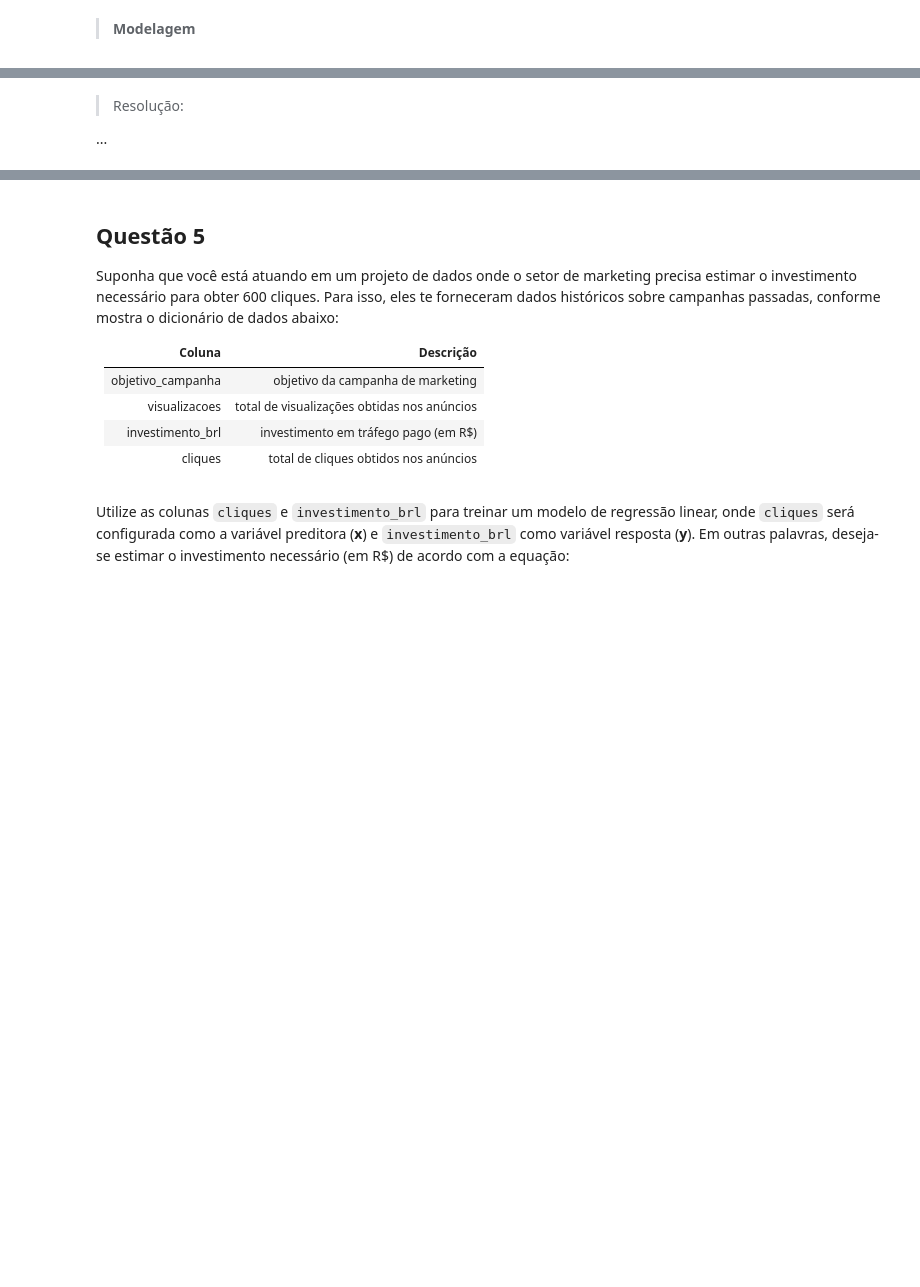
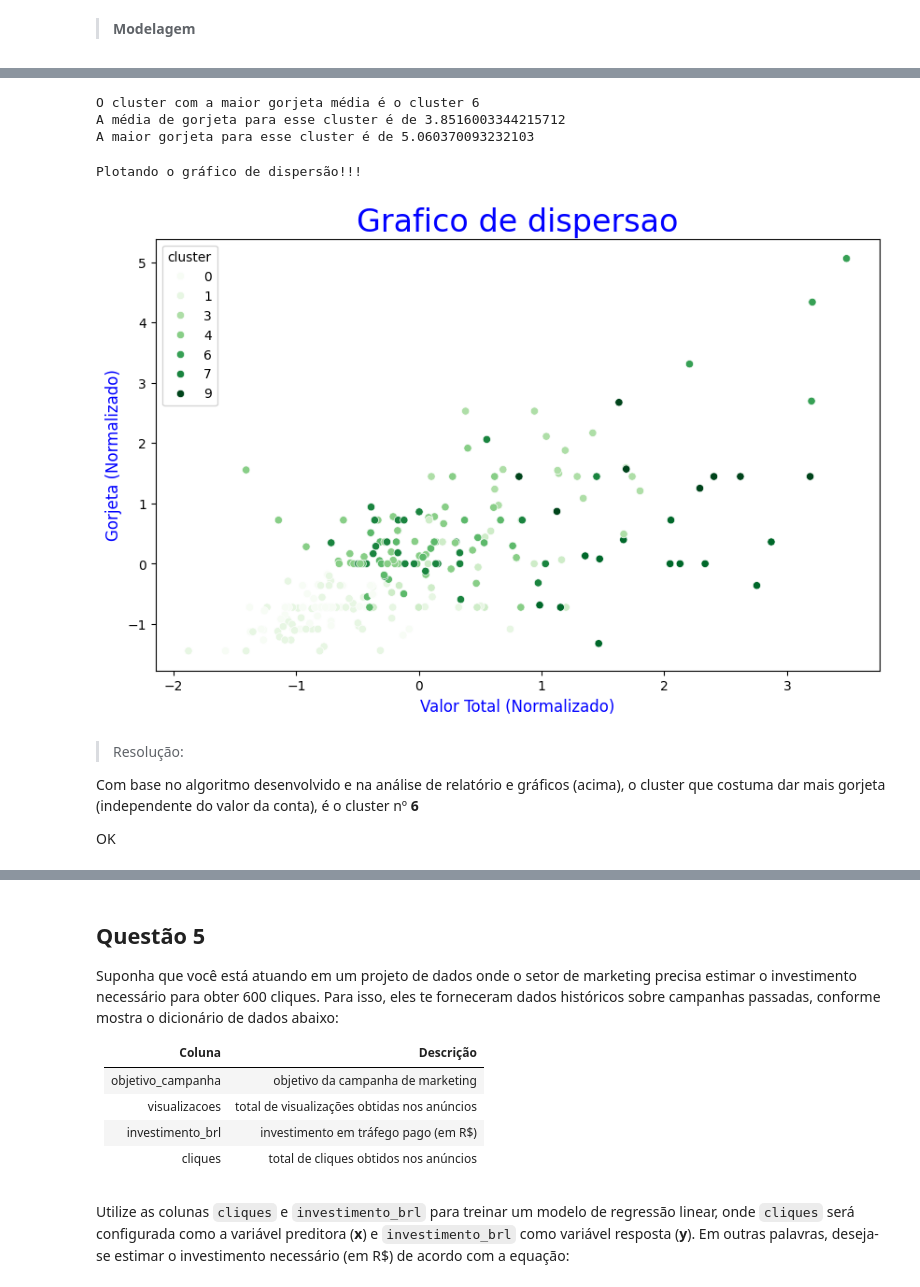
Before and after one commit to DallastaDaniel/ML_especializacao, a Jupyter notebook: Atividade_avaliativa_ML.ipynb, the cells around one changed output, grey strips where cells are left out. Drawn from its saved outputs; the diff is of its cells as text; code cells hidden in the pictures; blank space fills up the shorter version.

```diff
--- a/Atividade_avaliativa_ML.ipynb
+++ b/Atividade_avaliativa_ML.ipynb
@@ -250,3 +415,43 @@ Visualização dos clusters!!!
+# %%
+# prompt: Usando o DataFrame dados_limpos: Qual é o "cluster" na qual o valor de "gorjeta" é maior?
+
+# Agrupa os dados por 'cluster' e calcula a média da 'gorjeta' para cada grupo
+media_gorjeta_por_cluster = dados_limpos.groupby('cluster')['gorjeta'].mean()
+
+# Encontra o cluster com a maior média de gorjeta
+cluster_maior_gorjeta = media_gorjeta_por_cluster.idxmax()
+
+# Exibe a resposta
+# Cluster com maior gorjeta media
+print(f"O cluster com a maior gorjeta média é o cluster {cluster_maior_gorjeta}")
+# Media de gorjeta para o cluster
+print(f"A média de gorjeta para esse cluster é de {media_gorjeta_por_cluster[cluster_maior_gorjeta]}")
+# Maior gorjeta para este cluster
+print(f"A maior gorjeta para esse cluster é de {dados_limpos[dados_limpos['cluster'] == cluster_maior_gorjeta]['gorjeta'].max()}")
+# %% [output]
+O cluster com a maior gorjeta média é o cluster 6
+A média de gorjeta para esse cluster é de 3.8516003344215712
+A maior gorjeta para esse cluster é de 5.060370093232103
+# %%
+# Plotando o gráfico de dispersão.
+import matplotlib.pyplot as plt
+print("Plotando o gráfico de dispersão!!!")
+
+plt.figure(figsize=(10, 6))
+sns.scatterplot(x='valor_total', y='gorjeta', hue='cluster', data=dados_limpos, palette='Greens')
+plt.title('Grafico de dispersao', fontsize=24, color='blue')
+plt.xlabel('Valor Total (Normalizado)', fontsize=12, color='blue')
+plt.ylabel('Gorjeta (Normalizado)', fontsize=12, color='blue')
+plt.show()
+# %% [output]
+Plotando o gráfico de dispersão!!!
+[figure, added]
+# %% [markdown]
+> Resolução:
+
+Com base no algoritmo desenvolvido e na análise de relatório e gráficos (acima), o cluster que costuma dar mais gorjeta (independente do valor da conta), é o cluster nº **6**
+
+OK
 # %% [markdown]
 ## **Questão 4**
 
@@ -260,7 +465,3 @@ Conforme observado, tem-se, nesse caso, duas classes:
 - Profissional **sênior**: 1
 
 Sabendo que cada ponto é um profissional no conjunto de dados e levando em conta o número de observações para cada classe, é interessante realizarmos uma re-amostragem, onde o foco é balancear o dataset em relação às classes. Diante disso, qual ténica de balanceamento foi utilizada neste caso: **oversampling** or **undersampling**?
-# %% [markdown]
-> Resolução:
-
-...
```
Also changed, not shown: parts of 32 cells of this notebook.
